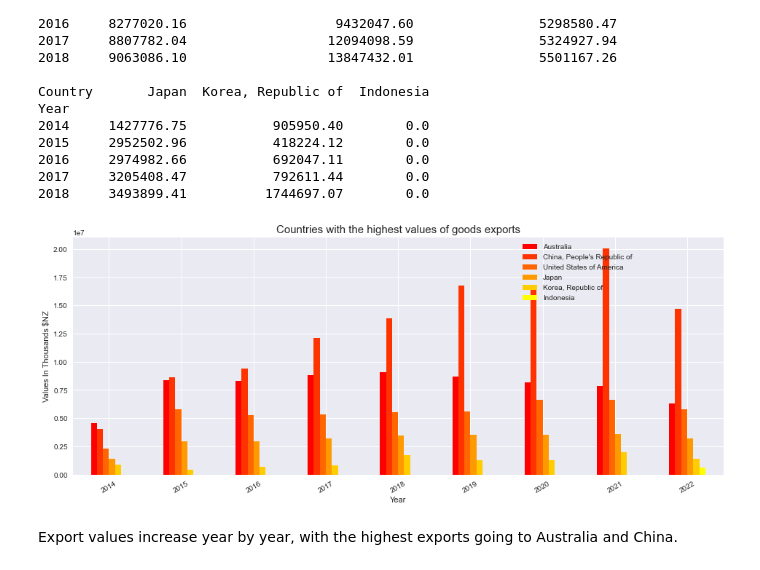
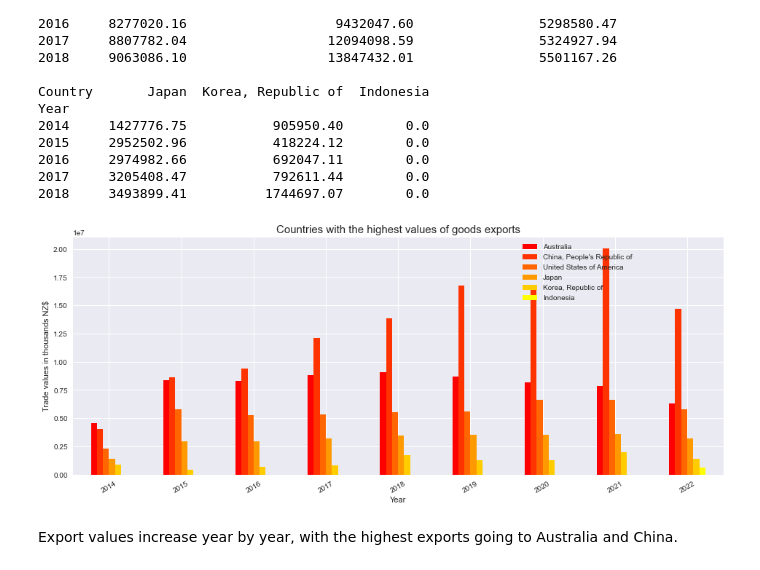
Before and after one commit to lilianasku/Time-series-analysis, a Jupyter notebook: notebooks/TradeData_Eda.ipynb, the cells around one changed output. Drawn from its saved outputs; the diff is of its cells as text; code cells hidden in the pictures.

```diff
--- a/notebooks/TradeData_Eda.ipynb
+++ b/notebooks/TradeData_Eda.ipynb
@@ -295,17 +295,17 @@ Year
 # %%
 #countries with the highest values of goods exports
 
 color_map=plt.cm.get_cmap('autumn')
 ax = df_export_perYear.plot(kind='bar', cmap = color_map)
 
 plt.xticks(rotation=30, horizontalalignment='center')
 ax.set_title('Countries with the highest values of goods exports', fontsize=15)
-ax.set_ylabel('Values In Thousands $NZ')
+ax.set_ylabel('Trade values in thousands NZ$')
 #ax.set_xlim(2015,2022)
 ax.legend(loc='upper right', bbox_to_anchor=(0.87,1.0))
 plt.show()
 # %% [output]
-[figure, old version]
+[figure, new version]
 # %% [markdown]
 Export values increase year by year, with the highest exports going to Australia and China.
 # %% [markdown]
```
Also changed, not shown: parts of 12 cells of this notebook.
